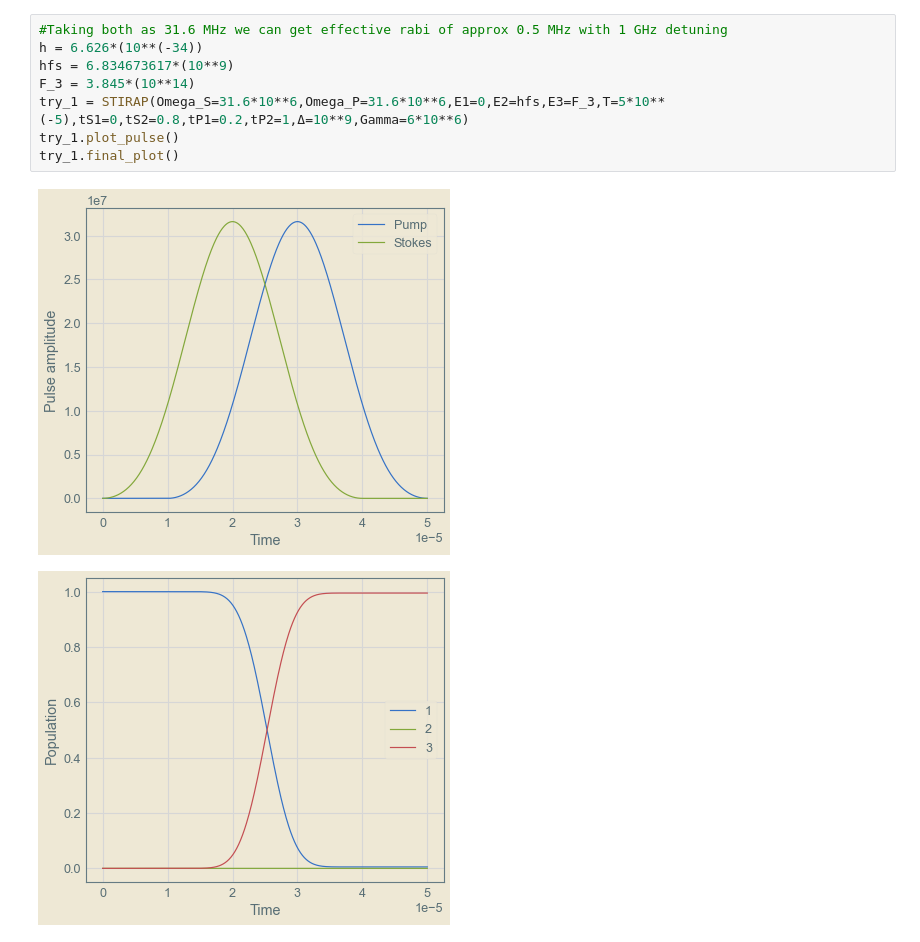
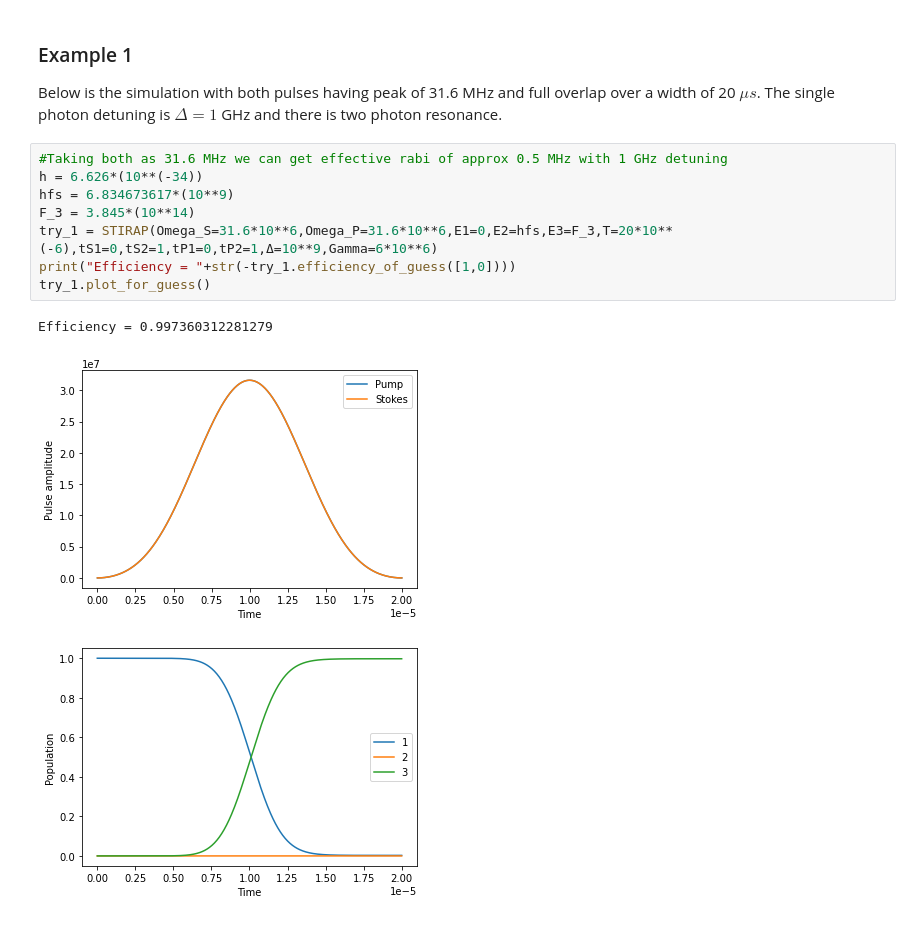
Before and after one commit to mahadevans2432/Quantum-Optics, a Jupyter notebook: STIRAP.ipynb, the cells around one changed output. Drawn from its saved outputs; the diff is of its cells as text.

```diff
--- a/STIRAP.ipynb
+++ b/STIRAP.ipynb
@@ -181,11 +171,15 @@ class STIRAP():
+# %% [markdown]
+### Example 1
+Below is the simulation with both pulses having peak of 31.6 MHz and full overlap over a width of 20 $\mu s$. The single photon detuning is $\Delta = 1$ GHz and there is two photon resonance.
 # %%
 #Taking both as 31.6 MHz we can get effective rabi of approx 0.5 MHz with 1 GHz detuning
 h = 6.626*(10**(-34))
 hfs = 6.834673617*(10**9)
 F_3 = 3.845*(10**14)
-try_1 = STIRAP(Omega_S=31.6*10**6,Omega_P=31.6*10**6,E1=0,E2=hfs,E3=F_3,T=5*10**(-5),tS1=0,tS2=0.8,tP1=0.2,tP2=1,Δ=10**9,Gamma=6*10**6)
-try_1.plot_pulse()
-try_1.final_plot()
+try_1 = STIRAP(Omega_S=31.6*10**6,Omega_P=31.6*10**6,E1=0,E2=hfs,E3=F_3,T=20*10**(-6),tS1=0,tS2=1,tP1=0,tP2=1,Δ=10**9,Gamma=6*10**6)
+print("Efficiency = "+str(-try_1.efficiency_of_guess([1,0])))
+try_1.plot_for_guess()
 # %% [output]
+Efficiency = 0.997360312281279
-[figure, old version]
+[figure, new version]
-[figure, old version]
+[figure, new version]
```
Also changed, not shown: parts of 13 cells of this notebook.
